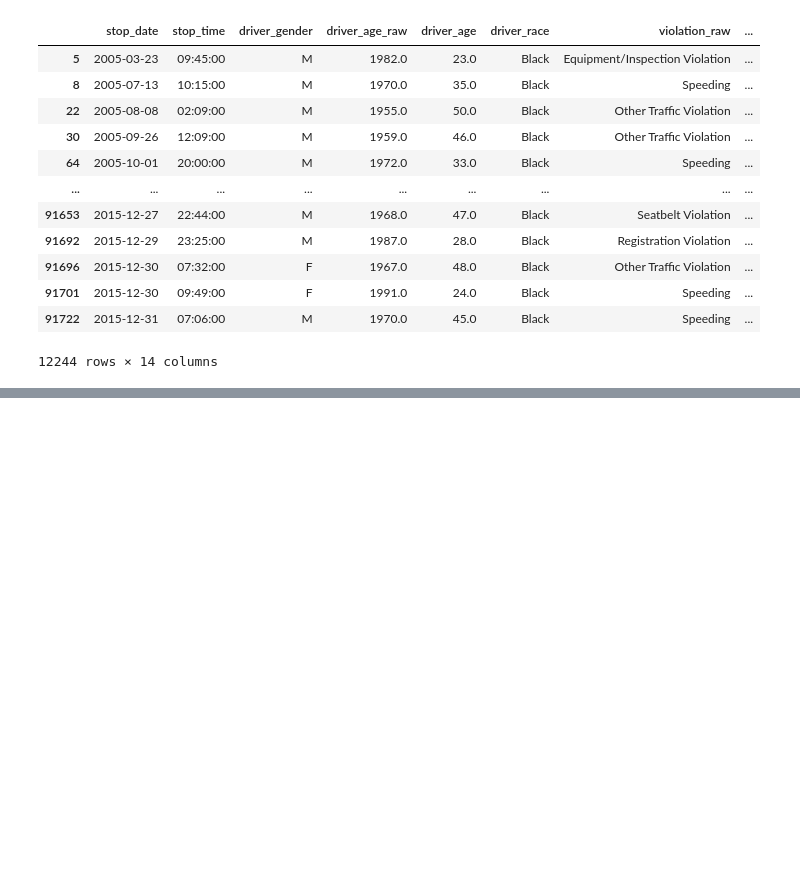
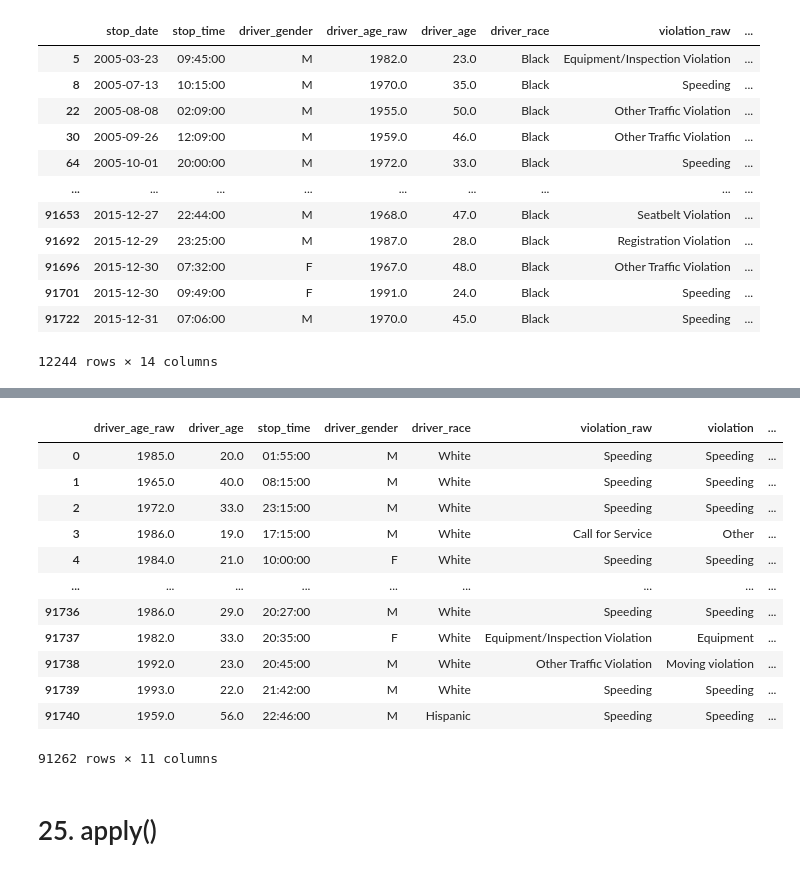
Before and after one commit to Jaygit1729/Learn_Data_Science_in_100Days, a Jupyter notebook: Day_8_Pandas_Read and Write DataFrame/Day_8_Pandas_Read and Write DataFrame.ipynb, the cells around one changed output, grey strips where cells are left out. Saved outputs shown, nothing was run; the diff lists cells and outputs as text; code cells hidden in the pictures; blank space fills up the shorter version.

```diff
--- a/Day_8_Pandas_Read and Write DataFrame/Day_8_Pandas_Read and Write DataFrame.ipynb
+++ b/Day_8_Pandas_Read and Write DataFrame/Day_8_Pandas_Read and Write DataFrame.ipynb
@@ -275,0 +405,2 @@ df.groupby('driver_race').get_group('Black')
+# %%
+numerical_df=df.select_dtypes(include=[np.number])
@@ -275,0 +446,20 @@ df.groupby('driver_race').get_group('Black')
+# %%
+comb_df=pd.concat([numerical_df,categorical_df],axis=1)
+# %%
+comb_df
+# %% [output]
+|  | driver_age_raw | driver_age | stop_time | driver_gender | driver_race | violation_raw | violation | ... |
+| 0 | 1985.0 | 20.0 | 01:55:00 | M | White | Speeding | Speeding | ... |
+| 1 | 1965.0 | 40.0 | 08:15:00 | M | White | Speeding | Speeding | ... |
+| 2 | 1972.0 | 33.0 | 23:15:00 | M | White | Speeding | Speeding | ... |
+| 3 | 1986.0 | 19.0 | 17:15:00 | M | White | Call for Service | Other | ... |
+| 4 | 1984.0 | 21.0 | 10:00:00 | F | White | Speeding | Speeding | ... |
+| ... | ... | ... | ... | ... | ... | ... | ... | ... |
+| 91736 | 1986.0 | 29.0 | 20:27:00 | M | White | Speeding | Speeding | ... |
+| 91737 | 1982.0 | 33.0 | 20:35:00 | F | White | Equipment/Inspection Violation | Equipment | ... |
+| 91738 | 1992.0 | 23.0 | 20:45:00 | M | White | Other Traffic Violation | Moving violation | ... |
+| 91739 | 1993.0 | 22.0 | 21:42:00 | M | White | Speeding | Speeding | ... |
+| 91740 | 1959.0 | 56.0 | 22:46:00 | M | Hispanic | Speeding | Speeding | ... |
+91262 rows × 11 columns
+# %% [markdown]
+# 25. apply()
```
Also changed, not shown: parts of 45 cells of this notebook.
